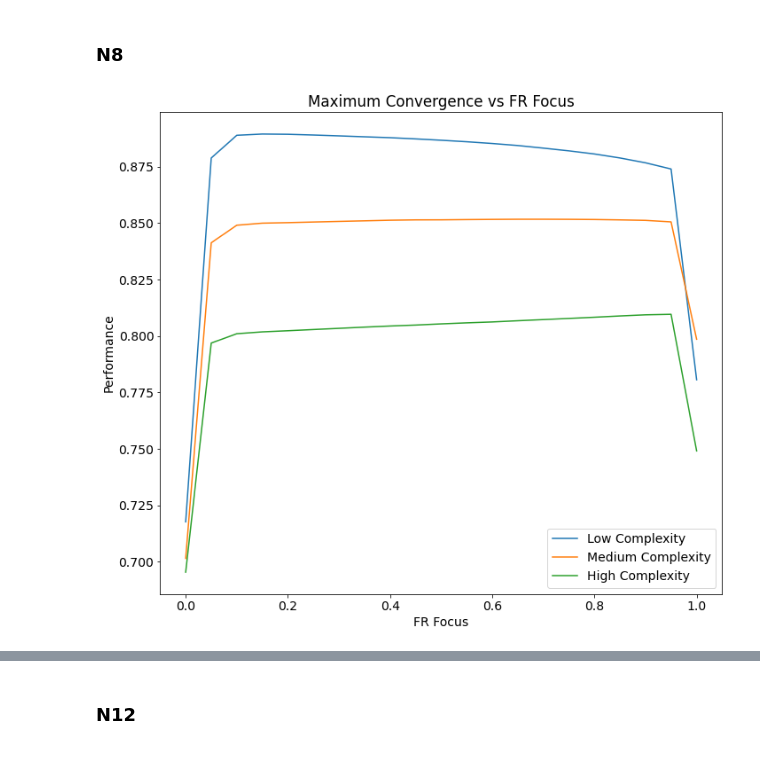
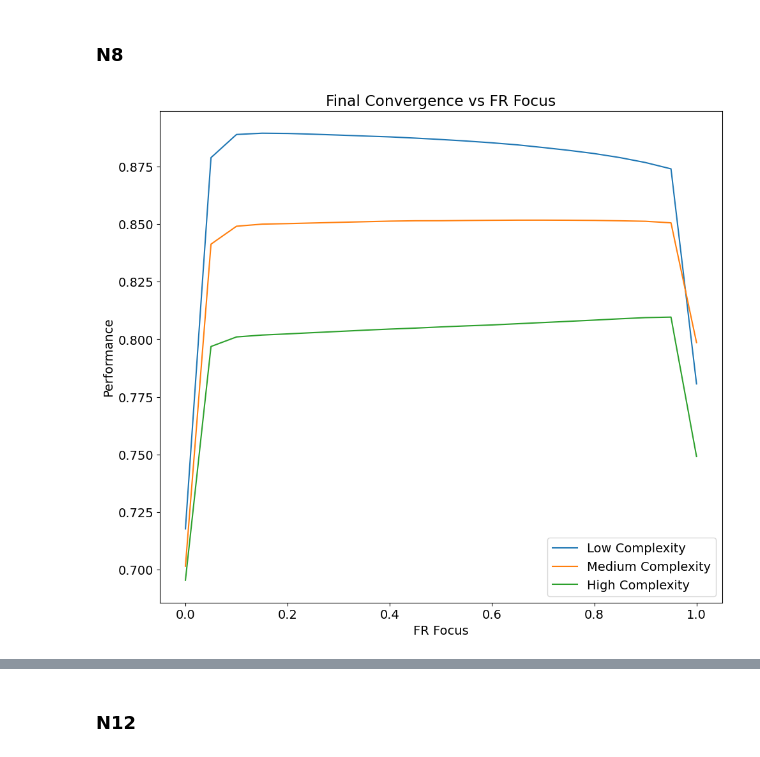
Before and after one commit to OoiJunHao/CP4101_NFR_FR_Prioritisation, a Jupyter notebook: visualisations/fr_nfr_prioritisation_visualisation.ipynb, the cells around one changed output, grey strips where cells are left out. Cells and saved outputs as stored; diff of their text form; code cells hidden in the pictures.

```diff
--- a/visualisations/fr_nfr_prioritisation_visualisation.ipynb
+++ b/visualisations/fr_nfr_prioritisation_visualisation.ipynb
@@ -71,35 +71,35 @@ plt.plot(labels, max_perfomance_together_n8k0, label=f"Low Complexity")
 plt.plot(labels, max_perfomance_together_n8k3, label=f"Medium Complexity")
 plt.plot(labels, max_perfomance_together_n8k7, label=f"High Complexity")
 
 # ## If we want to smoothen the line, uncomment the below
 # x_new, bspline, y_new
 # x_new_n8k0 = np.linspace(0, 1, 10000)
 # bspline_n8k0 = interpolate.make_interp_spline(labels, max_perfomance_together_n8k0)
 # y_new_n8k0 = bspline_n8k0(x_new_n8k0)
 # # Plot the new data points
 # plt.plot(x_new_n8k0, y_new_n8k0, label=f"N8K0")
 
 # # x_new, bspline, y_new
 # x_new_k5 = np.linspace(0, 1, 10000)
 # bspline_k5 = interpolate.make_interp_spline(labels, max_perfomance_together_k5)
 # y_new_k5 = bspline_k5(x_new_k5)
 # # Plot the new data points
 # plt.plot(x_new_k5, y_new_k5, label=f"K5")
 
 # # x_new, bspline, y_new
 # x_new_k11 = np.linspace(0, 1, 10000)
 # bspline_k11 = interpolate.make_interp_spline(labels, max_perfomance_together_k11)
 # y_new_k11 = bspline_k11(x_new_k11)
 # # Plot the new data points
 # plt.plot(x_new_k11, y_new_k11, label=f"K11")
 
 plt.legend()
 plt.ylabel("Performance")
 plt.xlabel("FR Focus")
-plt.title("Maximum Convergence vs FR Focus")
+plt.title("Final Convergence vs FR Focus")
 plt.show()
 # %% [output]
-[figure, old version]
+[figure, new version]
 # %%
 ## Check time of convergence
 font = {'size': 14}
```
Also changed, not shown: parts of 7 cells of this notebook, 17 other files.
